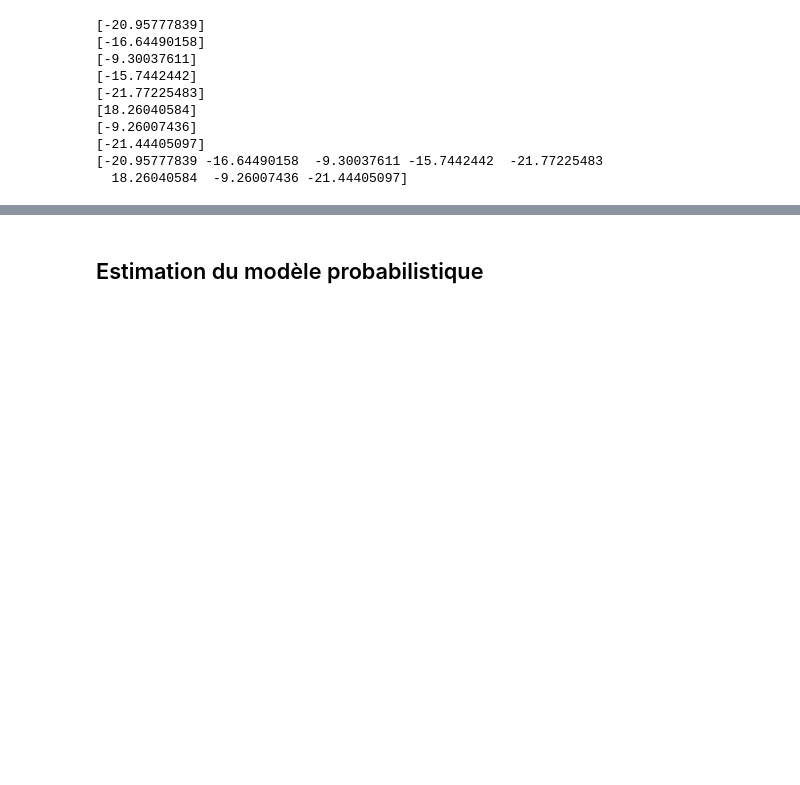
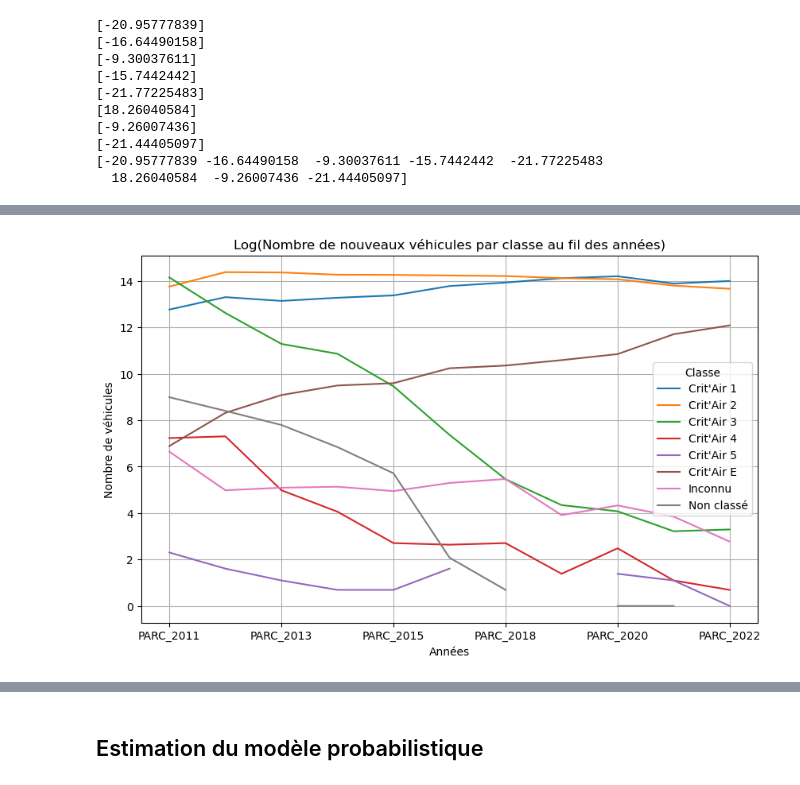
Before and after one commit to TheoLBTN/Projet-Python, a Jupyter notebook: Projet.ipynb, the cells around one changed output, grey strips where cells are left out. Saved outputs shown, nothing was run; the diff lists cells and outputs as text; code cells hidden in the pictures; blank space fills up the shorter version.

Commit message:
Evolution véhicules neufs

```diff
--- a/Projet.ipynb
+++ b/Projet.ipynb
@@ -547,0 +550,8 @@ taux_de_croissance[f'PARC_20{k+11}']=n
+# %%
+#On va vouloir créer un tableau avec le nombre de véicules de 0an pour chaque années en fonction du crit'air et
+#du carburant.
+
+#Crit'air:
+
+data_neuf=data[data.AGE=="0 an"].copy()
+data_neuf.groupby(['CARBURANT'])[['PARC_2011','PARC_2012','PARC_2013','PARC_2014','PARC_2015','PARC_2017','PARC_2018','PARC_2019','PARC_2020','PARC_2021','PARC_2022']].sum()
@@ -547,0 +583,24 @@ taux_de_croissance[f'PARC_20{k+11}']=n
+# %%
+df1=data_neuf.groupby(['CRITAIR'])[['PARC_2011','PARC_2012','PARC_2013','PARC_2014','PARC_2015','PARC_2017','PARC_2018','PARC_2019','PARC_2020','PARC_2021','PARC_2022']].sum().reset_index()
+df1.iloc[:,1:]=np.log(df1.iloc[:,1:])
+df1
+
+# Sélectionnez les colonnes avec les années
+annees = df1.columns[1:]  # Supposant que les années commencent à la deuxième colonne
+
+# Groupez les données par classe et trouvez la somme des véhicules pour chaque année
+donnees_agroupees = df1.groupby('CRITAIR')[annees].sum()
+
+# Transposez les données pour les avoir sous une forme plus adéquate pour le tracé
+donnees_transposees = donnees_agroupees.T
+
+# Tracer un graphique pour chaque classe de véhicules
+donnees_transposees.plot(kind='line', figsize=(10, 6))
+plt.title('Log(Nombre de nouveaux véhicules par classe au fil des années)')
+plt.xlabel('Années')
+plt.ylabel('Nombre de véhicules')
+plt.legend(title='Classe')
+plt.grid(True)
+plt.show()
+# %% [output]
+[figure, added]
```
Also changed, not shown: parts of 8 cells of this notebook.
